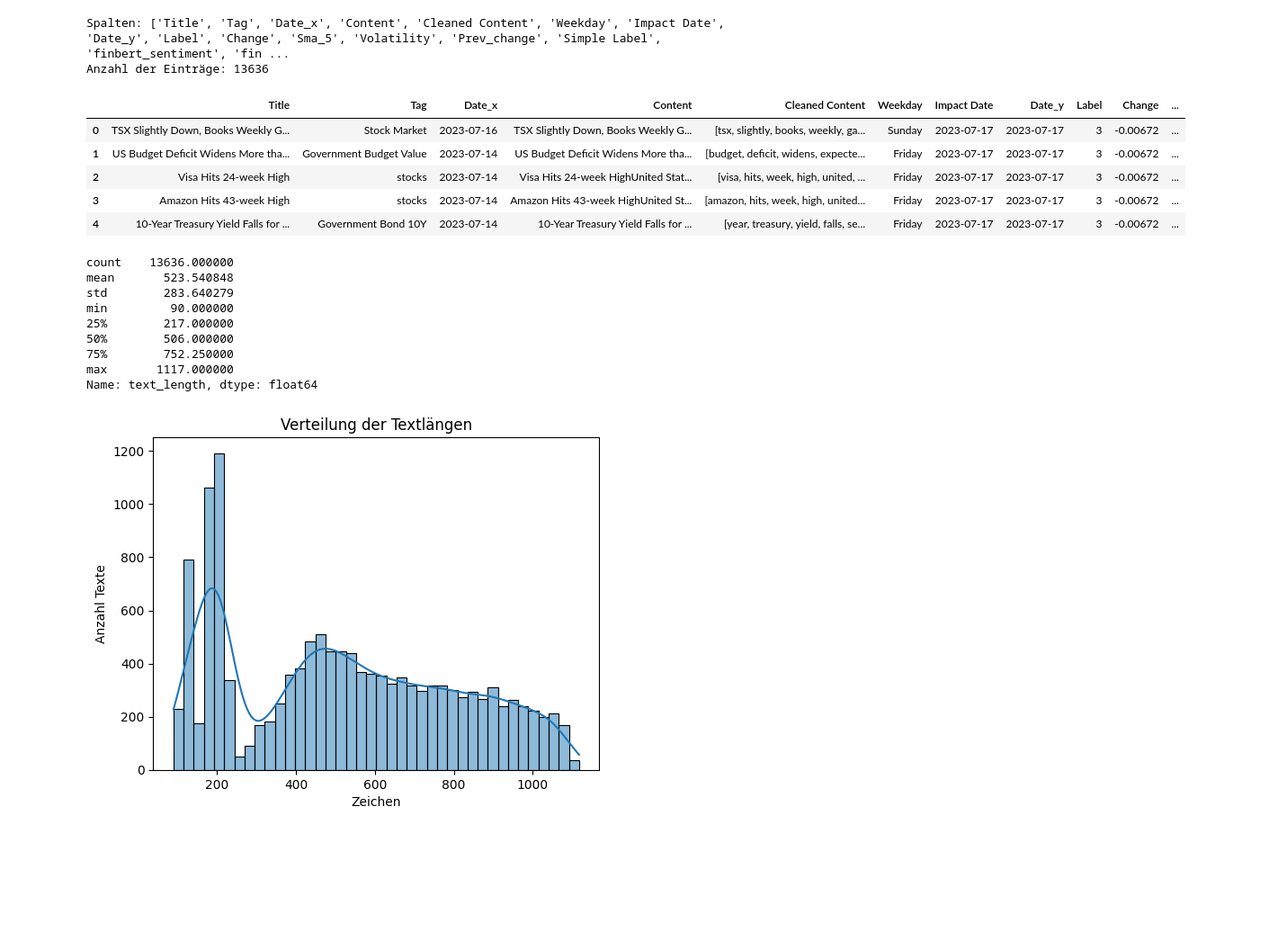
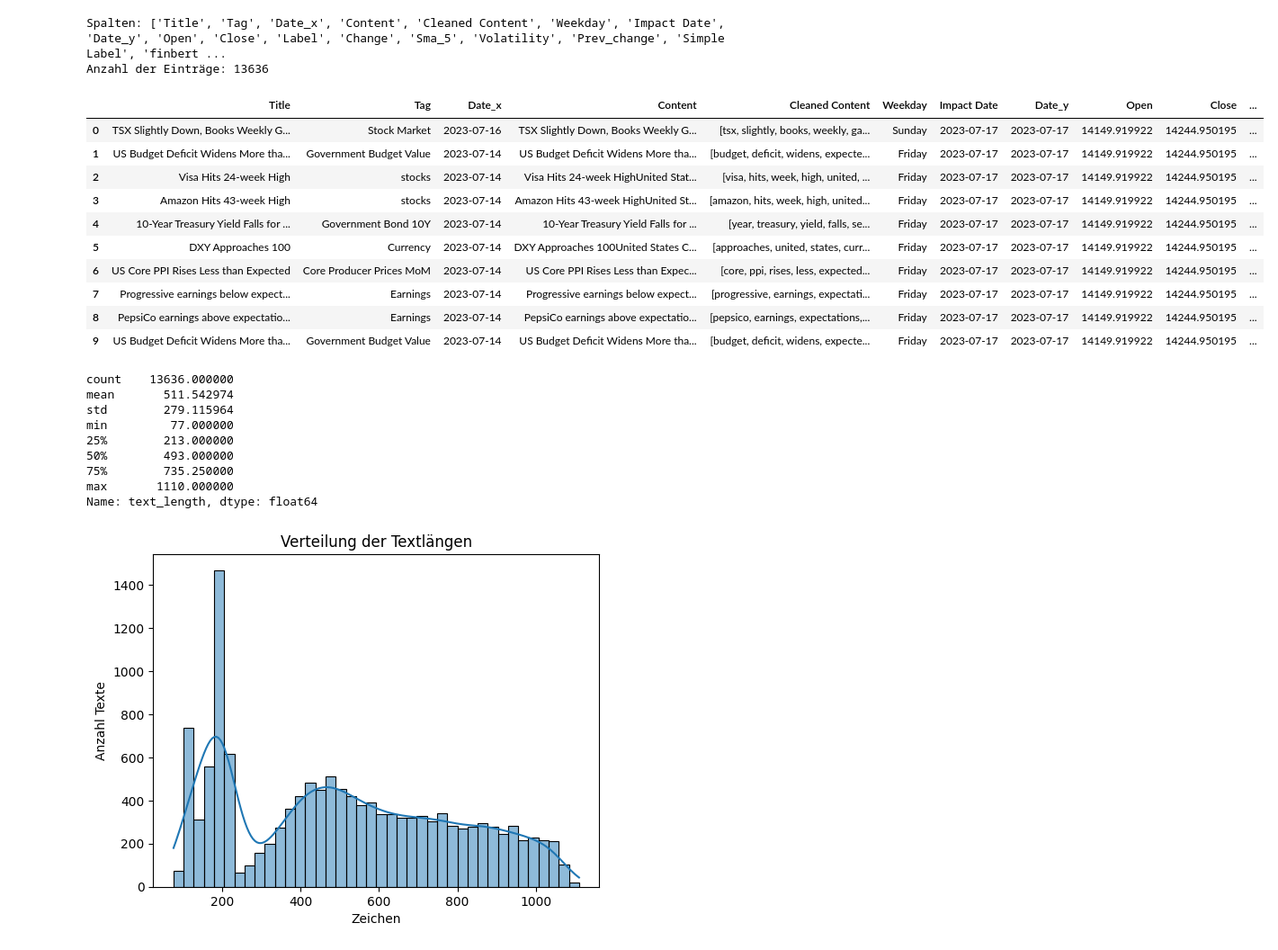
Before and after one commit to andrei-shabanov/stock-news-analytics, a Jupyter notebook: 3_data_exploration.ipynb, the cells around one changed output. Shown: that part at 90% size. Saved outputs shown, nothing was run; the diff lists cells and outputs as text; code cells hidden in the pictures; blank space fills up the shorter version.

```diff
--- a/3_data_exploration.ipynb
+++ b/3_data_exploration.ipynb
@@ -26,16 +13,28 @@ import re
+# %%
+df_news = pd.read_csv('./merged_df.csv')
+df_news['Date_x'] = pd.to_datetime(df_news['Date_x'], format='ISO8601')
+df_news['Date_y'] = pd.to_datetime(df_news['Date_y'], format='ISO8601')
+df_news['Cleaned Content'] = df_news['Cleaned Content'].apply(ast.literal_eval)
 # %%
 print("Spalten:", df_news.columns.tolist())
 print("Anzahl der Einträge:", len(df_news))
-df_news.head()
+
+
+df_news.head(10)
 # %% [output]
-Spalten: ['Title', 'Tag', 'Date_x', 'Content', 'Cleaned Content', 'Weekday', 'Impact Date', 'Date_y', 'Label', 'Change', 'Sma_5', 'Volatility', 'Prev_change', 'Simple Label', 'finbert_sentiment', 'fin ...
+Spalten: ['Title', 'Tag', 'Date_x', 'Content', 'Cleaned Content', 'Weekday', 'Impact Date', 'Date_y', 'Open', 'Close', 'Label', 'Change', 'Sma_5', 'Volatility', 'Prev_change', 'Simple Label', 'finbert ...
 Anzahl der Einträge: 13636
-|  | Title | Tag | Date_x | Content | Cleaned Content | Weekday | Impact Date | Date_y | Label | Change | ... |
-| 0 | TSX Slightly Down, Books Weekly G... | Stock Market | 2023-07-16 | TSX Slightly Down, Books Weekly G... | [tsx, slightly, books, weekly, ga... | Sunday | 2023-07-17 | 2023-07-17 | 3 | -0.00672 | ... |
-| 1 | US Budget Deficit Widens More tha... | Government Budget Value | 2023-07-14 | US Budget Deficit Widens More tha... | [budget, deficit, widens, expecte... | Friday | 2023-07-17 | 2023-07-17 | 3 | -0.00672 | ... |
-| 2 | Visa Hits 24-week High | stocks | 2023-07-14 | Visa Hits 24-week HighUnited Stat... | [visa, hits, week, high, united, ... | Friday | 2023-07-17 | 2023-07-17 | 3 | -0.00672 | ... |
-| 3 | Amazon Hits 43-week High | stocks | 2023-07-14 | Amazon Hits 43-week HighUnited St... | [amazon, hits, week, high, united... | Friday | 2023-07-17 | 2023-07-17 | 3 | -0.00672 | ... |
-| 4 | 10-Year Treasury Yield Falls for ... | Government Bond 10Y | 2023-07-14 | 10-Year Treasury Yield Falls for ... | [year, treasury, yield, falls, se... | Friday | 2023-07-17 | 2023-07-17 | 3 | -0.00672 | ... |
+|  | Title | Tag | Date_x | Content | Cleaned Content | Weekday | Impact Date | Date_y | Open | Close | ... |
+| 0 | TSX Slightly Down, Books Weekly G... | Stock Market | 2023-07-16 | TSX Slightly Down, Books Weekly G... | [tsx, slightly, books, weekly, ga... | Sunday | 2023-07-17 | 2023-07-17 | 14149.919922 | 14244.950195 | ... |
+| 1 | US Budget Deficit Widens More tha... | Government Budget Value | 2023-07-14 | US Budget Deficit Widens More tha... | [budget, deficit, widens, expecte... | Friday | 2023-07-17 | 2023-07-17 | 14149.919922 | 14244.950195 | ... |
+| 2 | Visa Hits 24-week High | stocks | 2023-07-14 | Visa Hits 24-week HighUnited Stat... | [visa, hits, week, high, united, ... | Friday | 2023-07-17 | 2023-07-17 | 14149.919922 | 14244.950195 | ... |
+| 3 | Amazon Hits 43-week High | stocks | 2023-07-14 | Amazon Hits 43-week HighUnited St... | [amazon, hits, week, high, united... | Friday | 2023-07-17 | 2023-07-17 | 14149.919922 | 14244.950195 | ... |
+| 4 | 10-Year Treasury Yield Falls for ... | Government Bond 10Y | 2023-07-14 | 10-Year Treasury Yield Falls for ... | [year, treasury, yield, falls, se... | Friday | 2023-07-17 | 2023-07-17 | 14149.919922 | 14244.950195 | ... |
+| 5 | DXY Approaches 100 | Currency | 2023-07-14 | DXY Approaches 100United States C... | [approaches, united, states, curr... | Friday | 2023-07-17 | 2023-07-17 | 14149.919922 | 14244.950195 | ... |
+| 6 | US Core PPI Rises Less than Expected | Core Producer Prices MoM | 2023-07-14 | US Core PPI Rises Less than Expec... | [core, ppi, rises, less, expected... | Friday | 2023-07-17 | 2023-07-17 | 14149.919922 | 14244.950195 | ... |
+| 7 | Progressive earnings below expect... | Earnings | 2023-07-14 | Progressive earnings below expect... | [progressive, earnings, expectati... | Friday | 2023-07-17 | 2023-07-17 | 14149.919922 | 14244.950195 | ... |
+| 8 | PepsiCo earnings above expectatio... | Earnings | 2023-07-14 | PepsiCo earnings above expectatio... | [pepsico, earnings, expectations,... | Friday | 2023-07-17 | 2023-07-17 | 14149.919922 | 14244.950195 | ... |
+| 9 | US Budget Deficit Widens More tha... | Government Budget Value | 2023-07-14 | US Budget Deficit Widens More tha... | [budget, deficit, widens, expecte... | Friday | 2023-07-17 | 2023-07-17 | 14149.919922 | 14244.950195 | ... |
 # %%
 # Datum konvertieren
 # df['date'] = pd.to_datetime(df['date']) # This column does not exist in the dataframe
@@ -54,12 +53,12 @@ plt.ylabel("Anzahl Texte")
 plt.show()
 # %% [output]
 count    13636.000000
-mean       523.540848
-std        283.640279
-min         90.000000
-25%        217.000000
-50%        506.000000
-75%        752.250000
-max       1117.000000
+mean       511.542974
+std        279.115964
+min         77.000000
+25%        213.000000
+50%        493.000000
+75%        735.250000
+max       1110.000000
 Name: text_length, dtype: float64
-[figure, old version]
+[figure, new version]
```
Also changed, not shown: parts of 11 cells of this notebook, 8 other files.
